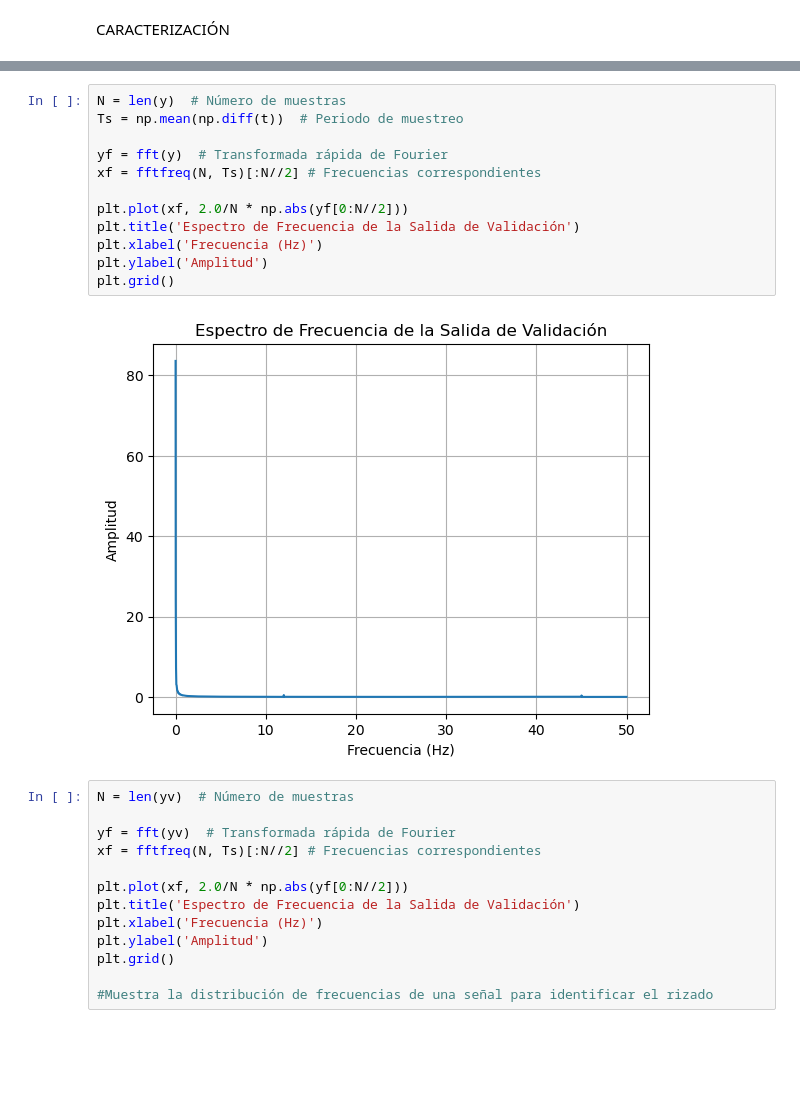
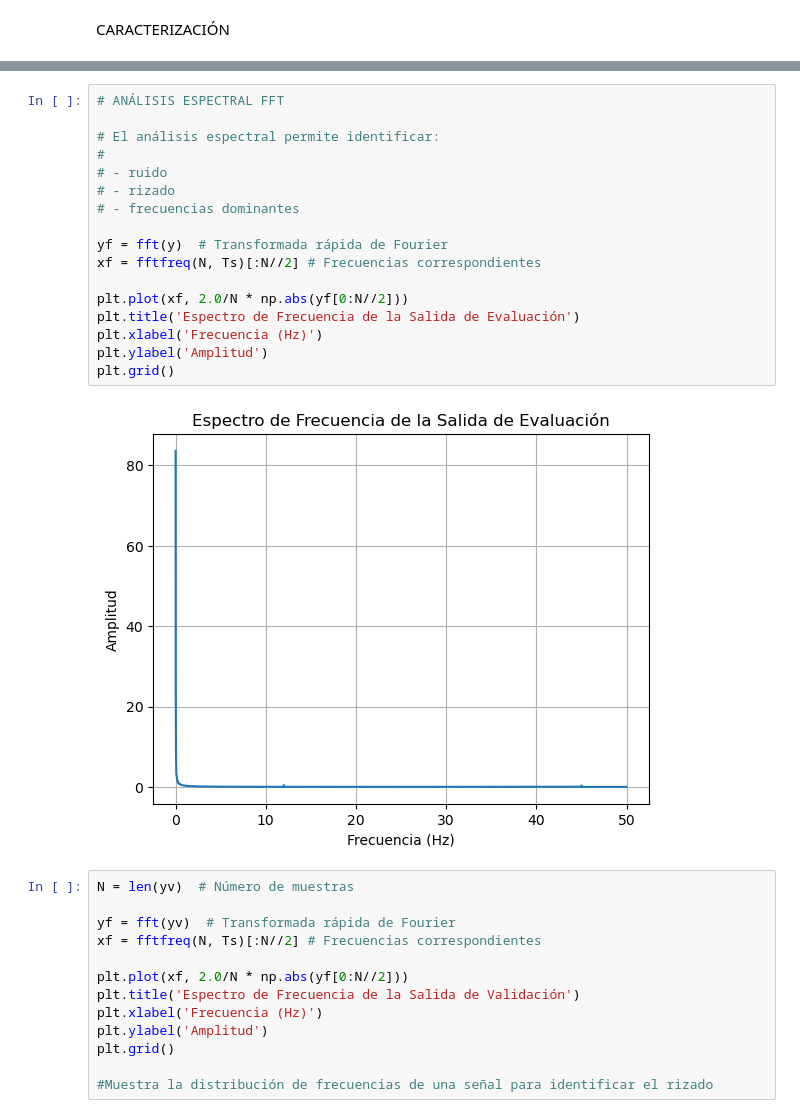
Before and after one commit to marianavasquezr/Laboratorio_Modelos, a Jupyter notebook: PRACTICA 5_MODELOS/Practica5_MarianaVasquez_EstefaniaLoaiza.ipynb, the cells around one changed output, grey strips where cells are left out. Saved outputs shown, nothing was run; the diff lists cells and outputs as text; blank space fills up the shorter version.

```diff
--- a/PRACTICA 5_MODELOS/Practica5_MarianaVasquez_EstefaniaLoaiza.ipynb
+++ b/PRACTICA 5_MODELOS/Practica5_MarianaVasquez_EstefaniaLoaiza.ipynb
@@ -104,17 +115,22 @@ CARACTERIZACIÓN
 # %%
-N = len(y)  # Número de muestras
-Ts = np.mean(np.diff(t))  # Periodo de muestreo
+# ANÁLISIS ESPECTRAL FFT
+
+# El análisis espectral permite identificar:
+#
+# - ruido
+# - rizado
+# - frecuencias dominantes
 
 yf = fft(y)  # Transformada rápida de Fourier
 xf = fftfreq(N, Ts)[:N//2] # Frecuencias correspondientes
 
 plt.plot(xf, 2.0/N * np.abs(yf[0:N//2]))
-plt.title('Espectro de Frecuencia de la Salida de Validación')
+plt.title('Espectro de Frecuencia de la Salida de Evaluación')
 plt.xlabel('Frecuencia (Hz)')
 plt.ylabel('Amplitud')
 plt.grid()
 # %% [output]
-[figure, old version]
+[figure, new version]
 # %%
 N = len(yv)  # Número de muestras
 
```
Also changed, not shown: parts of 13 cells of this notebook.
